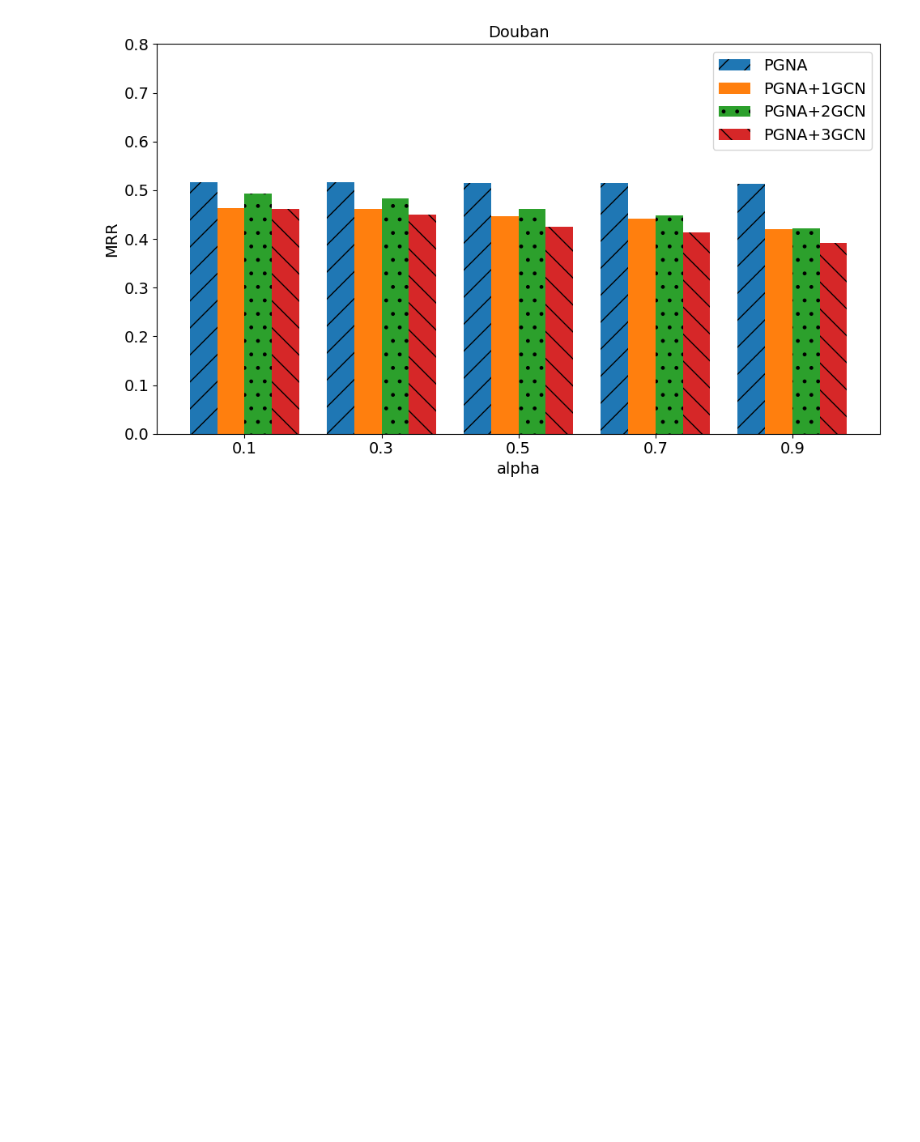
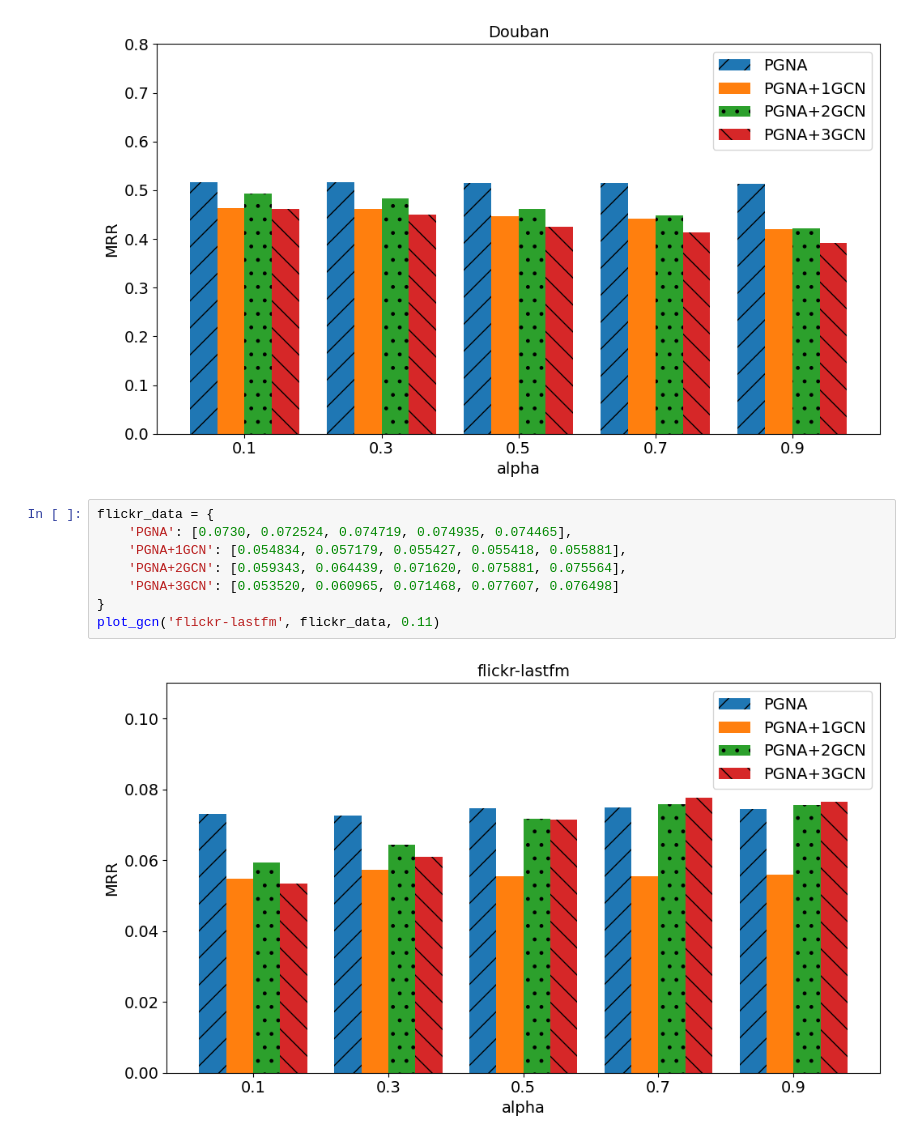
Before and after one commit to yq-leo/CS512-Project, a Jupyter notebook: plot.ipynb, the cells around one changed output. Drawn from its saved outputs; the diff is of its cells as text; blank space fills up the shorter version.

Commit message:
plot flickr-lastfm

```diff
--- a/plot.ipynb
+++ b/plot.ipynb
@@ -217,3 +217,13 @@ douban_data = {
 plot_gcn('Douban', douban_data, 0.8)
 # %% [output]
 [figure]
+# %%
+flickr_data = {
+    'PGNA': [0.0730, 0.072524, 0.074719, 0.074935, 0.074465],
+    'PGNA+1GCN': [0.054834, 0.057179, 0.055427, 0.055418, 0.055881],
+    'PGNA+2GCN': [0.059343, 0.064439, 0.071620, 0.075881, 0.075564],
+    'PGNA+3GCN': [0.053520, 0.060965, 0.071468, 0.077607, 0.076498]
+}
+plot_gcn('flickr-lastfm', flickr_data, 0.11)
+# %% [output]
+[figure, added]
```
